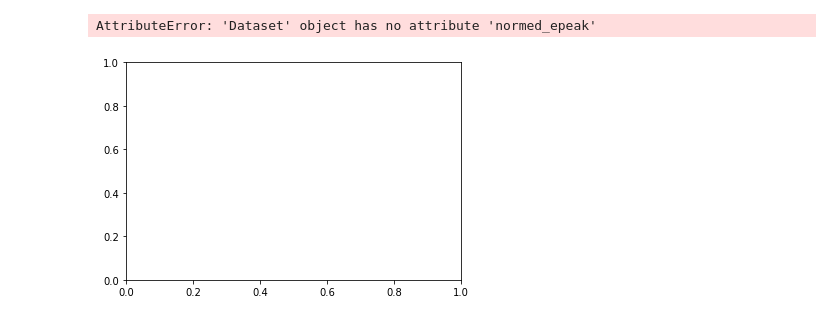
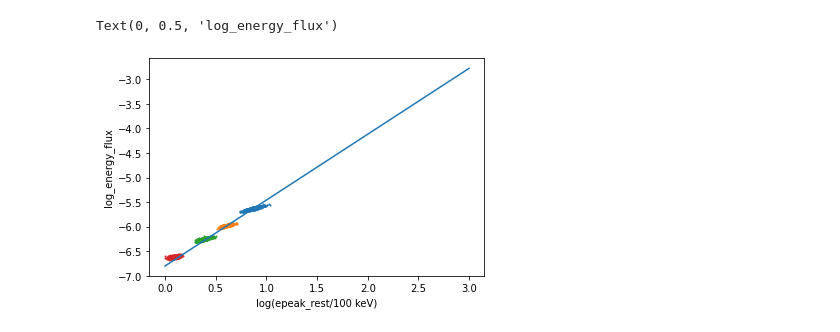
Before and after one commit to grburgess/zusammen, a Jupyter notebook: examples/fit.ipynb, the cells around one changed output. Cells and saved outputs as stored; diff of their text form; code cells hidden in the pictures.

```diff
--- a/examples/fit.ipynb
+++ b/examples/fit.ipynb
@@ -26,6 +86,6 @@ chains = 4
 # %%
 cmdstanpy.utils.jsondump("test_data.json", data)
 # %%
-model = CmdStanModel(stan_file="stan/cor_test.stan",
+model = CmdStanModel(stan_file="stan/just_spectral.stan",
                      cpp_options={'STAN_THREADS': 'TRUE'})
 # %% [output]
@@ -35,9 +94,9 @@ model = CmdStanModel(stan_file="stan/cor_test.stan",
 # %%
-os.environ["STAN_NUM_THREADS"] = "4"
+os.environ["STAN_NUM_THREADS"] = "8"
 
 fit = model.sample(
     data=data,
-    cores=4,
+    cores=8,
     iter_warmup=warmup,
     iter_sampling=samps,
     chains=chains,
@@ -53 +117,11 @@ arviz.plot_trace(av, var_names=["gamma", "delta"]);
+# %%
+survey = Survey.from_file('data/survey.h5')
+grb_reload = survey['SynthGRB_0'].grb
+
+gamma_true = grb_reload._source_params["gamma"]
+Nrest = grb_reload._source_params["Nrest"]
+z = grb_reload.z
+delta_true = np.log10(Nrest / (4 * np.pi * dl**2))
+alpha_true = grb_reload._source_params["alpha"]
+ep_start = grb_reload._source_params["ep_start"]
 # %%
@@ -74,19 +146,23 @@ Data variables:
     arviz_version:              0.8.3
     inference_library:          cmdstanpy
     inference_library_version:  0.9.5
+# %%
+N_intervals = 4
 # %%
 fig, ax = plt.subplots()
 
-for i in range(9):
+for i in range(N_intervals):
 
-    ax.scatter(np.concatenate(av.posterior.normed_epeak[:,:,i]),
-               np.concatenate(av.posterior.raw_ef[:,:,i]), s=1)
-
+    log_epeak_rest = np.log10(10**np.concatenate(av.posterior.log_epeak[:,:,i])
+                              * (1+z) / 100)
+    ax.scatter(log_epeak_rest,
+               np.concatenate(av.posterior.log_energy_flux[:,:,i]), s=1)
 
 xx = np.linspace(0,3,50)
 
-
-#ax.plot(xx+2, 1.2 * (xx+2) - 10.6)
+ax.plot(xx, gamma_true*xx + delta_true)
+ax.set_xlabel("log(epeak_rest/100 keV)")
+ax.set_ylabel("log_energy_flux")
 # %% [output]
-AttributeError: 'Dataset' object has no attribute 'normed_epeak'
+Text(0, 0.5, 'log_energy_flux')
-[figure, old version]
+[figure, new version]
```
Also changed, not shown: parts of 22 cells of this notebook, 5 other files.
